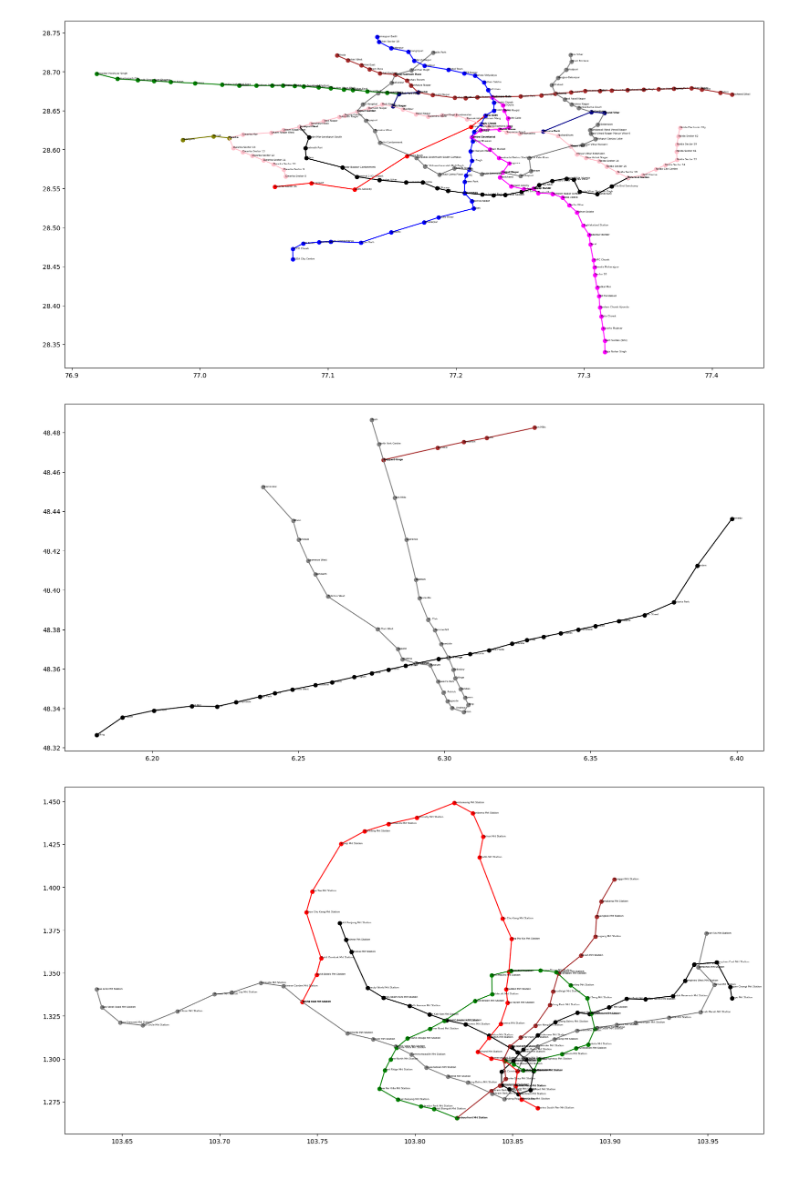
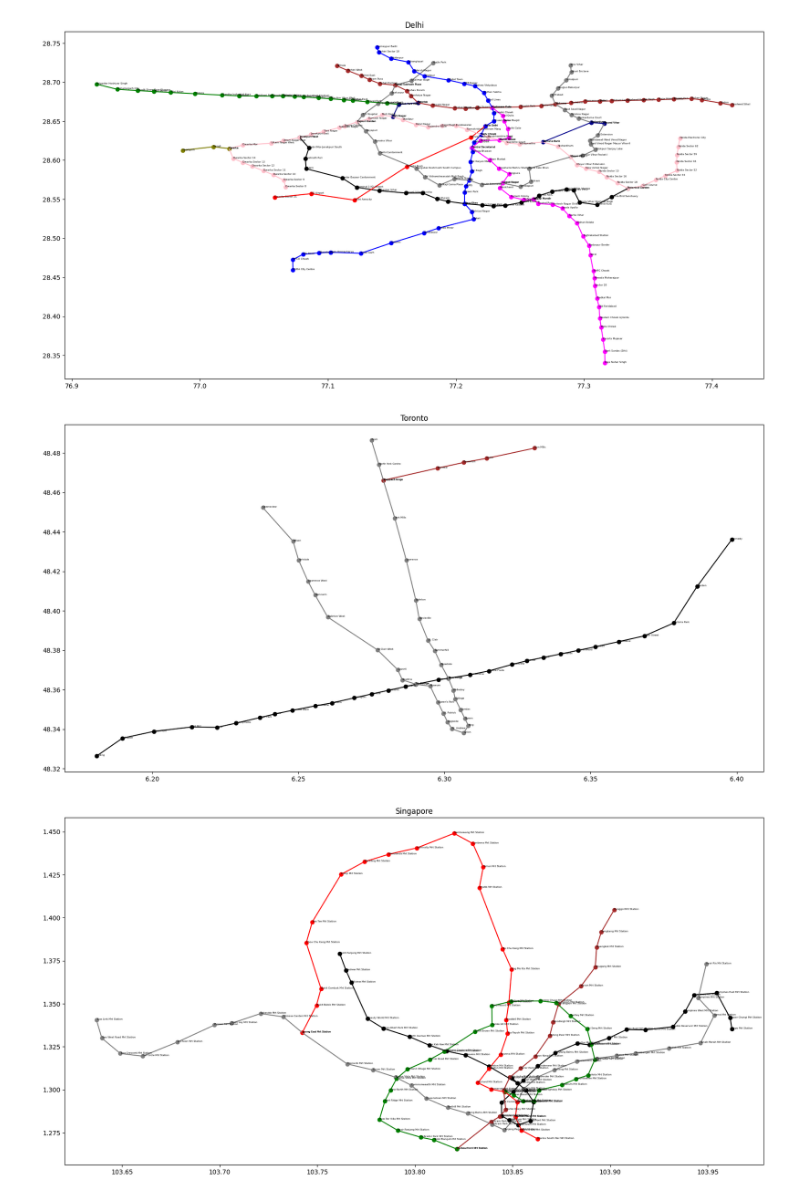
Before and after one commit to quiz3/rail_review, a Jupyter notebook: dataset/visualize.ipynb, the cells around one changed output. Drawn from its saved outputs; the diff is of its cells as text; code cells hidden in the pictures.

Commit message:
Changed visualizations to show city names

```diff
--- a/dataset/visualize.ipynb
+++ b/dataset/visualize.ipynb
@@ -8,6 +8,7 @@ def plot_train_map(
         show_station_name: bool = True,
         name_size: int = 4
 ) -> plt.Figure:
+    city_name = train_dataset.split('/')[-1].split(".")[0].title()
     file_obj = open(train_dataset, "r")
     json_dataset = json.load(file_obj)
     colors = ["black", "grey", "brown", "red", "green", "pink", "blue", "magenta", "olive", "navy", "darkblue", "teal", "lime",
@@ -17,6 +18,7 @@ def plot_train_map(
     cmap = {line: c for line, c in zip(json_dataset, colors)}
 
     fig, ax = plt.subplots(figsize=figsize)
+    ax.set_title(city_name)
 
     for line_name in json_dataset:
         line_data = json_dataset[line_name]
@@ -39,18 +41,18 @@ def plot_train_map(
 
     return fig
 # %%
-delhi_graph = plot_train_map("final-json-datasets/delhi.json")
+delhi_graph = plot_train_map("dataset/delhi.json")
 delhi_graph.savefig("visualizations/delhi.png")
 # %% [output]
-[figure, old version]
+[figure, new version]
 # %%
-toronto_graph = plot_train_map("final-json-datasets/toronto.json")
+toronto_graph = plot_train_map("dataset/toronto.json")
 toronto_graph.savefig("visualizations/toronto.png")
 # %% [output]
-[figure, old version]
+[figure, new version]
 # %%
-singapore_graph = plot_train_map("final-json-datasets/singapore.json")
+singapore_graph = plot_train_map("dataset/singapore.json")
 singapore_graph.savefig("visualizations/singapore.png")
 # %% [output]
-[figure, old version]
+[figure, new version]
 # %%
```
Also changed, not shown: parts of 3 cells of this notebook, 6 other files.
